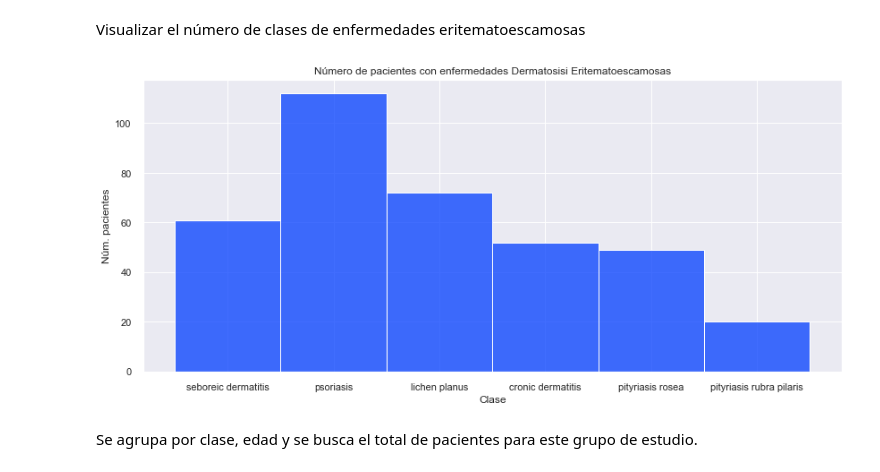
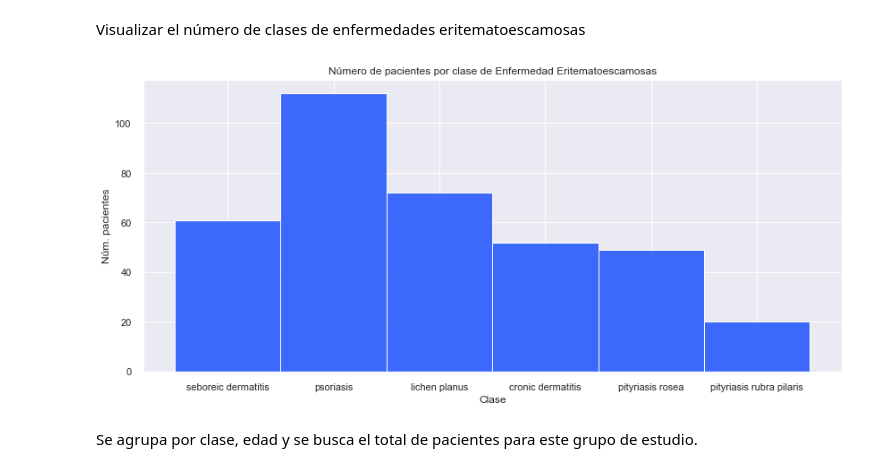
Before and after one commit to RodrigoPLpz/dermatology, a Jupyter notebook: delivery/dermatology_project01_m2_python.ipynb, the cells around one changed output. Drawn from its saved outputs; the diff is of its cells as text; code cells hidden in the pictures.

```diff
--- a/dermatology_project01_m2_python.ipynb
+++ b/delivery/dermatology_project01_m2_python.ipynb
@@ -296,13 +296,13 @@ Visualizar el número de clases de enfermedades eritematoescamosas
 # %%
 plt.figure(figsize=(14,6))
 sns.set_theme(style ="darkgrid",palette="bright")
-plt.title('Número de pacientes con enfermedades Dermatosisi Eritematoescamosas')
+plt.title('Número de pacientes por clase de Enfermedad Eritematoescamosas')
 plt.xlabel('Clase')
 plt.ylabel('Núm. pacientes')
 sns.histplot(derma_data['clase'])
 plt.show()
 # %% [output]
-[figure, old version]
+[figure, new version]
 # %% [markdown]
 Se agrupa por clase, edad y se busca el total de pacientes para este grupo de estudio.
 # %%
```
Also changed, not shown: parts of 18 cells of this notebook, 2 other files.
